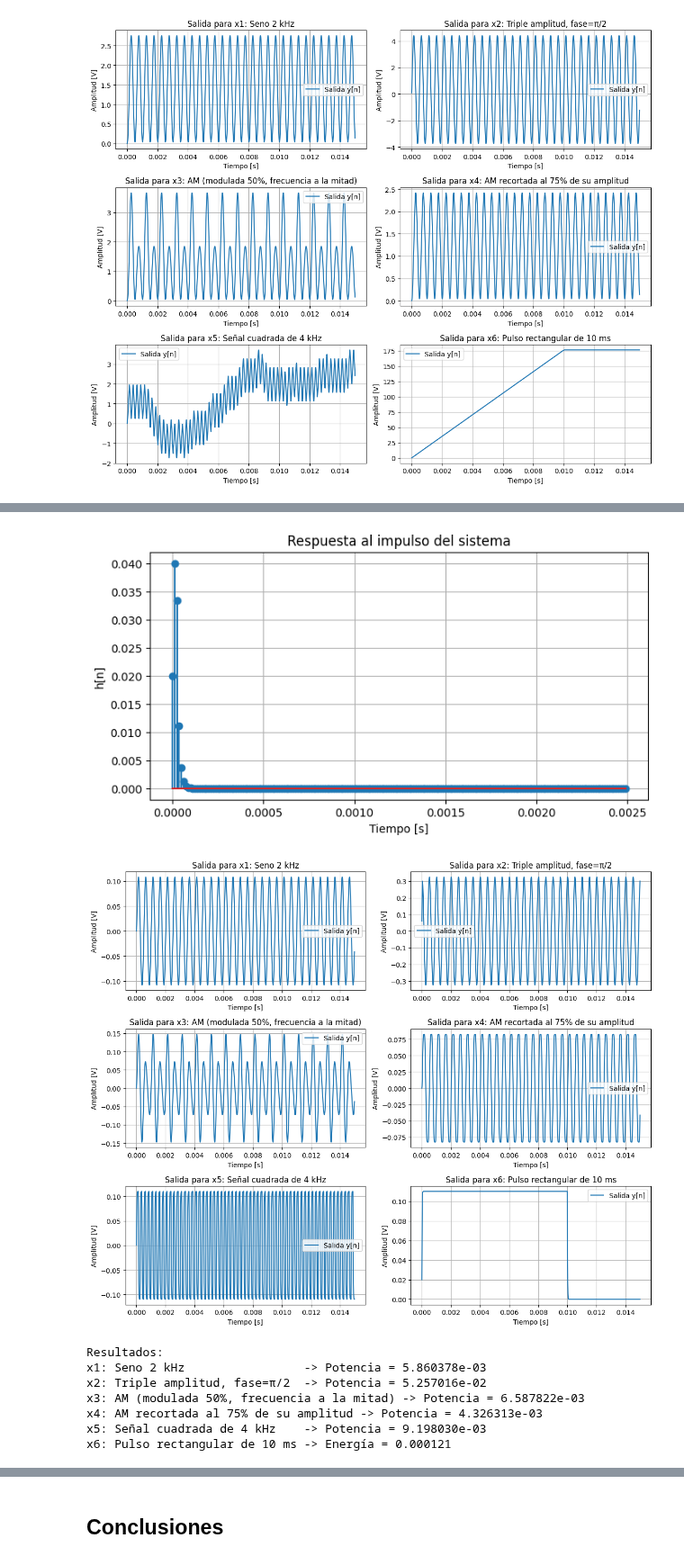
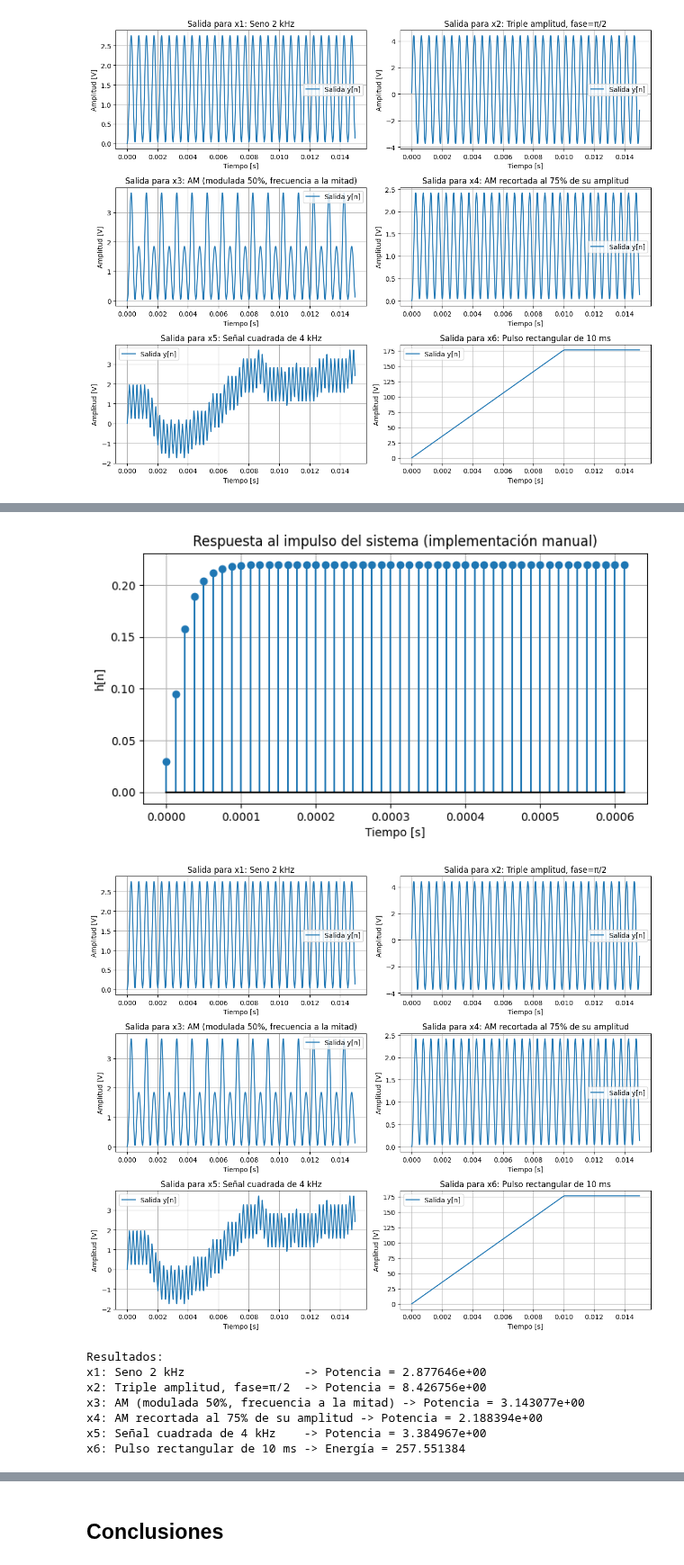
Before and after one commit to aguspaolini/aps-Paolini-Rosso, a Jupyter notebook: TS2-Poric.ipynb, the cells around one changed output, grey strips where cells are left out. Shown at 90% size. Cells and saved outputs as stored; diff of their text form; code cells hidden in the pictures.

Commit message:
Subo cambios requeridos para la TS2-Poric

```diff
--- a/TS2-Poric.ipynb
+++ b/TS2-Poric.ipynb
@@ -143,16 +143,19 @@ En cuanto a los gráficos observados, se puede concluir que tiene sentido lo que
 # %%
-N_impulso = 200
-delta = np.zeros(N_impulso)
-delta[0] = 1.0
-e = [0.03, 0.05, 0.03]
-r = [1.5, -0.5]
-h = lfilter(e, r, delta)
+def respuesta_impulso_sist_lti(N_impulso, y0=(0.0, 0.0)):
+    delta = np.zeros(N_impulso)
+    delta[0] = 1.0  # impulso
+    h, _, _ = sist_lti(delta, y0=y0)
+    return h
+
+N_impulso = 2000   # más corto para que se vea mejor
+N_impulso_plot = 50
+h = respuesta_impulso_sist_lti(N_impulso)
 
 plt.figure(figsize=(8,4))
-plt.stem(np.arange(N_impulso)*Ts, h)
+plt.stem(np.arange(N_impulso_plot)*Ts, h[:N_impulso_plot], basefmt="k-")
 plt.xlabel("Tiempo [s]")
 plt.ylabel("h[n]")
-plt.title("Respuesta al impulso del sistema")
+plt.title("Respuesta al impulso del sistema (implementación manual)")
 plt.grid(True)
 plt.show()
 
@@ -160,42 +163,43 @@ resultados = {}
 plt.figure(figsize=(12, 10))
 for i, (nombre, x) in enumerate(senales_TS1.items(), 1):
     # salida usando la respuesta al impulso
-    y = np.convolve(x, h)[:len(x)]
+    y = np.convolve(x, h)
+    y = y[:len(x)]
     t_conv = np.arange(len(y)) * Ts
 
     # energía o potencia según corresponda
     if "Pulso" in nombre:  # caso x6
         medida = np.sum(y**2) * Ts
         resultados[nombre] = {"energia": medida}
     else:  # senoidales, cuadrada, AM
         medida = np.mean(y**2)
         resultados[nombre] = {"potencia": medida}
 
     plt.subplot(3,2,i)
     plt.plot(t_conv, y, label="Salida y[n]")
     plt.xlabel("Tiempo [s]")
     plt.ylabel("Amplitud [V]")
     plt.title(f"Salida para {nombre}")
     plt.grid(True)
     plt.legend()
 
 plt.tight_layout()
 plt.show()
 
 print("Resultados:")
 for nombre, vals in resultados.items():
     if "energia" in vals:
         print(f"{nombre:30s} -> Energía = {vals['energia']:.6f}")
     else:
         print(f"{nombre:30s} -> Potencia = {vals['potencia']:.6e}")
 # %% [output]
-[figure, old version]
+[figure, new version]
-[figure, old version]
+[figure, new version]
 Resultados:
-x1: Seno 2 kHz                 -> Potencia = 5.860378e-03
-x2: Triple amplitud, fase=π/2  -> Potencia = 5.257016e-02
-x3: AM (modulada 50%, frecuencia a la mitad) -> Potencia = 6.587822e-03
-x4: AM recortada al 75% de su amplitud -> Potencia = 4.326313e-03
-x5: Señal cuadrada de 4 kHz    -> Potencia = 9.198030e-03
-x6: Pulso rectangular de 10 ms -> Energía = 0.000121
+x1: Seno 2 kHz                 -> Potencia = 2.877646e+00
+x2: Triple amplitud, fase=π/2  -> Potencia = 8.426756e+00
+x3: AM (modulada 50%, frecuencia a la mitad) -> Potencia = 3.143077e+00
+x4: AM recortada al 75% de su amplitud -> Potencia = 2.188394e+00
+x5: Señal cuadrada de 4 kHz    -> Potencia = 3.384967e+00
+x6: Pulso rectangular de 10 ms -> Energía = 257.551384
 # %% [markdown]
```
Also changed, not shown: parts of 8 cells of this notebook.
